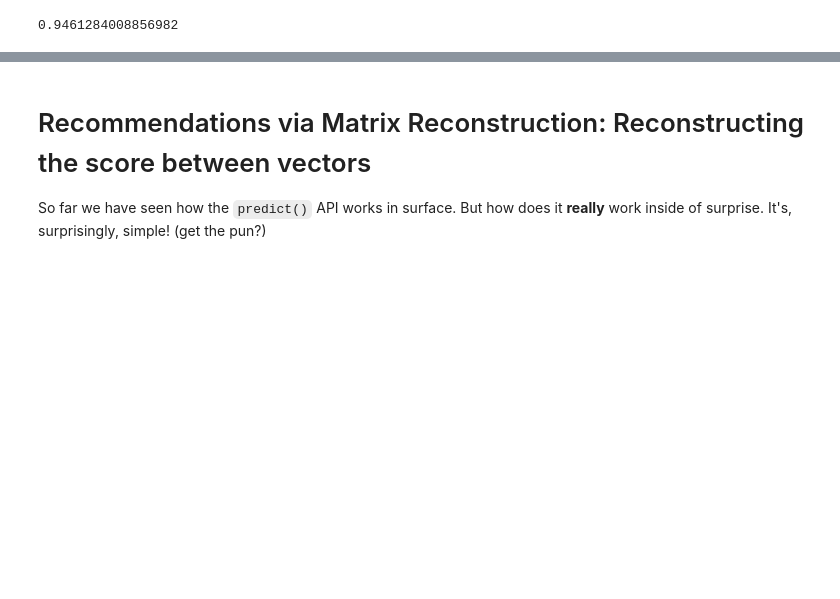
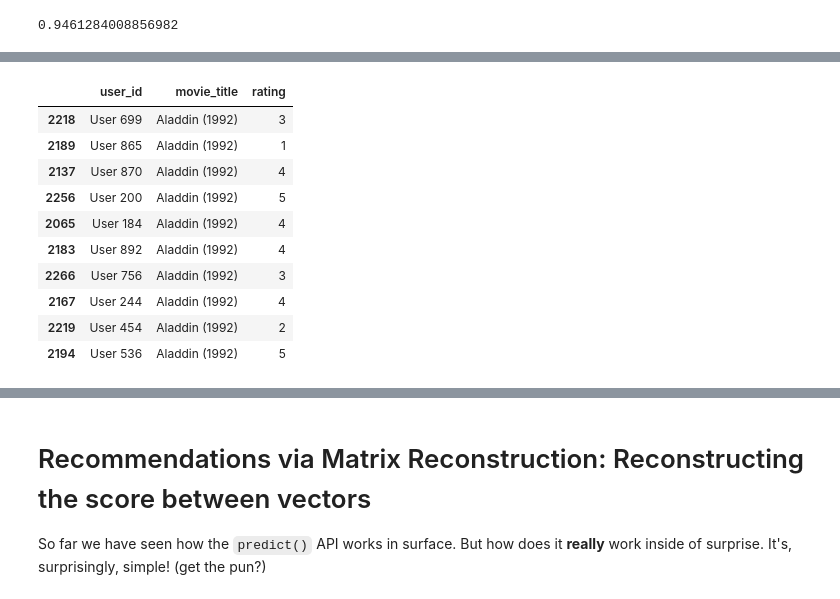
Before and after one commit to PirosB3/PyConUS2018, a Jupyter notebook: SVD scikit.ipynb, the cells around one changed output, grey strips where cells are left out. Drawn from its saved outputs; the diff is of its cells as text; code cells hidden in the pictures; blank space fills up the shorter version.

```diff
--- a/SVD scikit.ipynb
+++ b/SVD scikit.ipynb
@@ -329,0 +387,14 @@ similarity_score
+# %%
+ratings_data[ratings_data['movie_title'].str.contains("Aladdin")].iloc[:10]
+# %% [output]
+|  | user_id | movie_title | rating |
+| 2218 | User 699 | Aladdin (1992) | 3 |
+| 2189 | User 865 | Aladdin (1992) | 1 |
+| 2137 | User 870 | Aladdin (1992) | 4 |
+| 2256 | User 200 | Aladdin (1992) | 5 |
+| 2065 | User 184 | Aladdin (1992) | 4 |
+| 2183 | User 892 | Aladdin (1992) | 4 |
+| 2266 | User 756 | Aladdin (1992) | 3 |
+| 2167 | User 244 | Aladdin (1992) | 4 |
+| 2219 | User 454 | Aladdin (1992) | 2 |
+| 2194 | User 536 | Aladdin (1992) | 5 |
```
Also changed, not shown: parts of 33 cells of this notebook.
